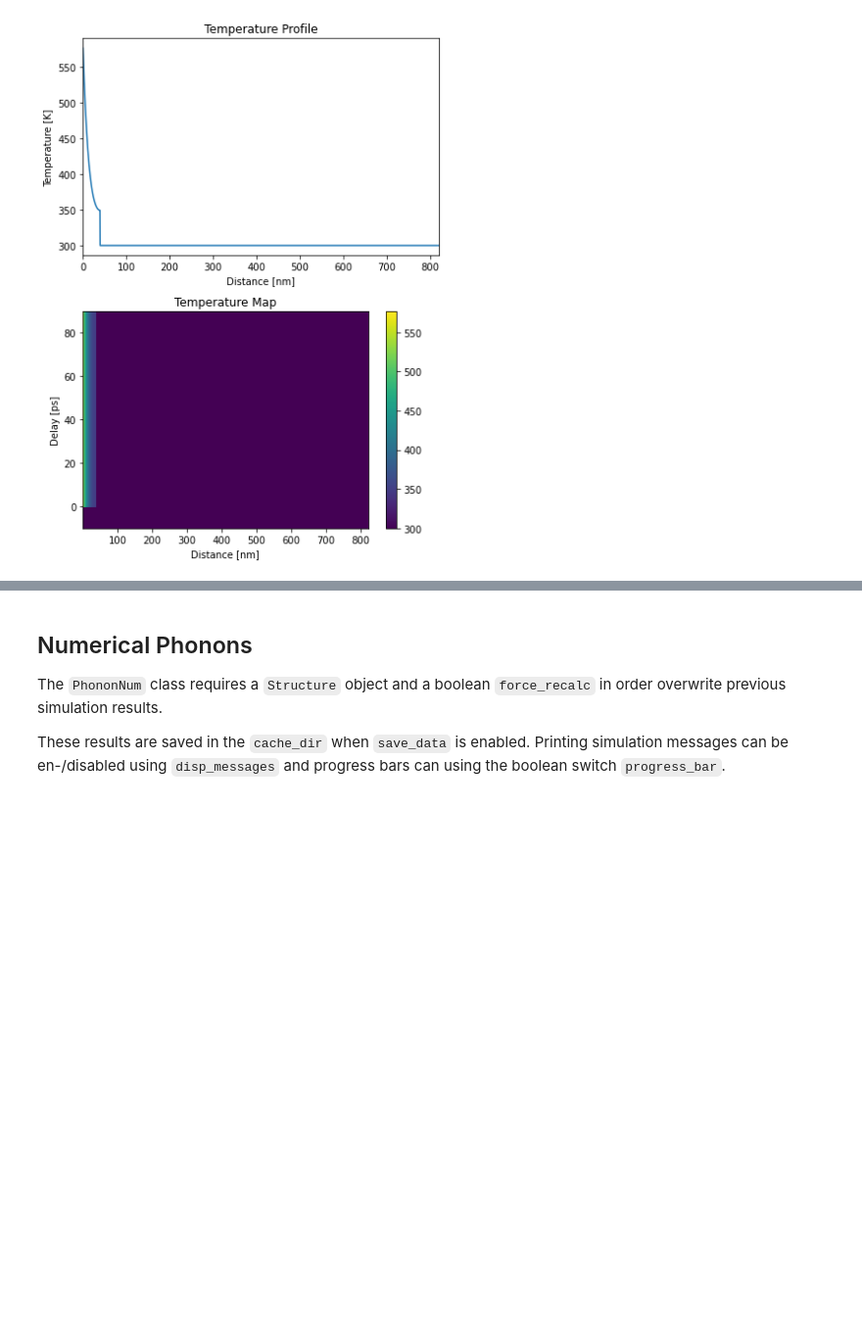
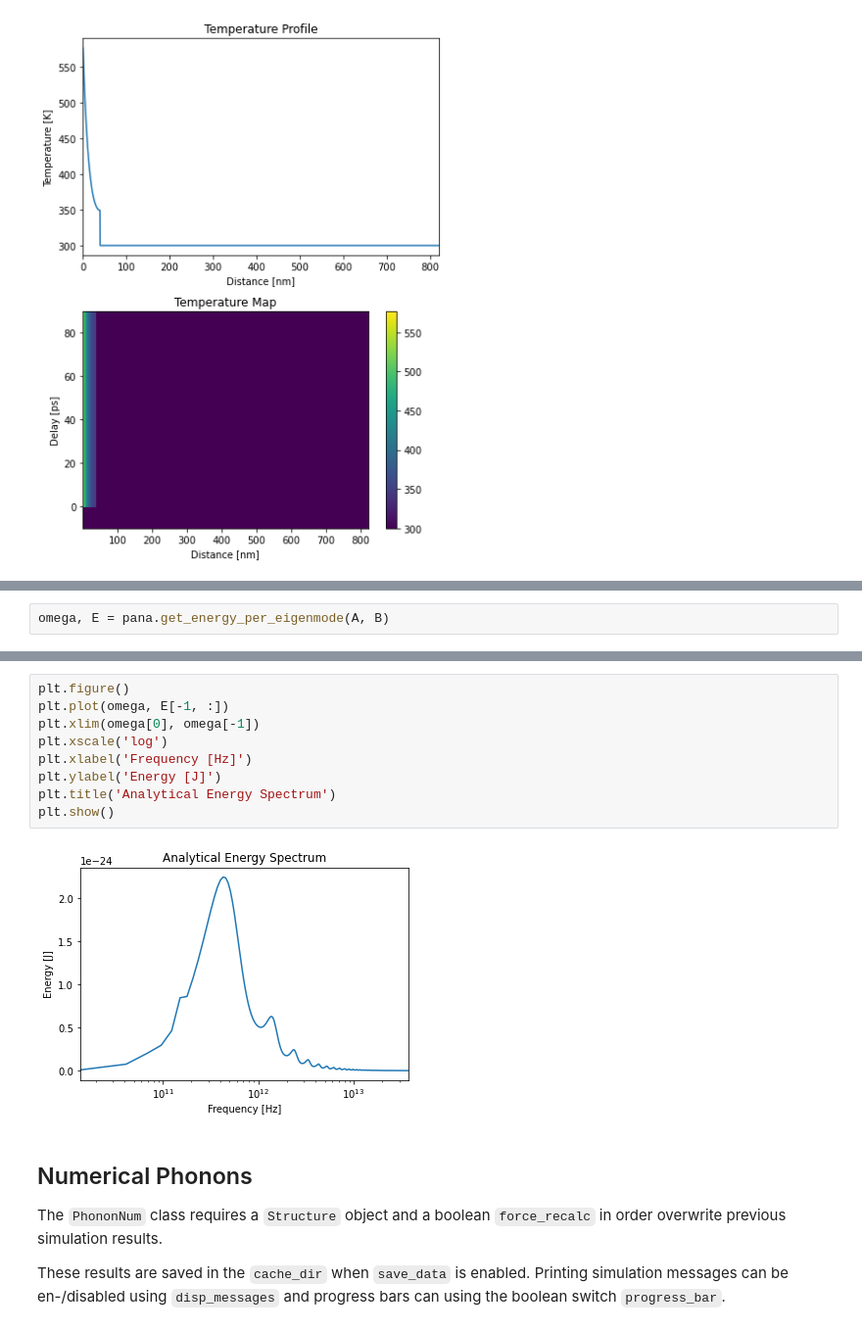
Before and after one commit to dschick/udkm1Dsim, a Jupyter notebook: docs/source/examples/phonons.ipynb, the cells around one changed output, grey strips where cells are left out. Shown at 98% size. Cells and saved outputs as stored; diff of their text form; blank space fills up the shorter version.

```diff
--- a/docs/source/examples/phonons.ipynb
+++ b/docs/source/examples/phonons.ipynb
@@ -122,0 +175,2 @@ plt.show()
+# %%
+omega, E = pana.get_energy_per_eigenmode(A, B)
@@ -123,3 +180,14 @@ plt.show()
+# %%
+plt.figure()
+plt.plot(omega, E[-1, :])
+plt.xlim(omega[0], omega[-1])
+plt.xscale('log')
+plt.xlabel('Frequency [Hz]')
+plt.ylabel('Energy [J]')
+plt.title('Analytical Energy Spectrum')
+plt.show()
+# %% [output]
+[figure, added]
 # %% [markdown]
 ## Numerical Phonons
 
```
Also changed, not shown: parts of 12 cells of this notebook.
